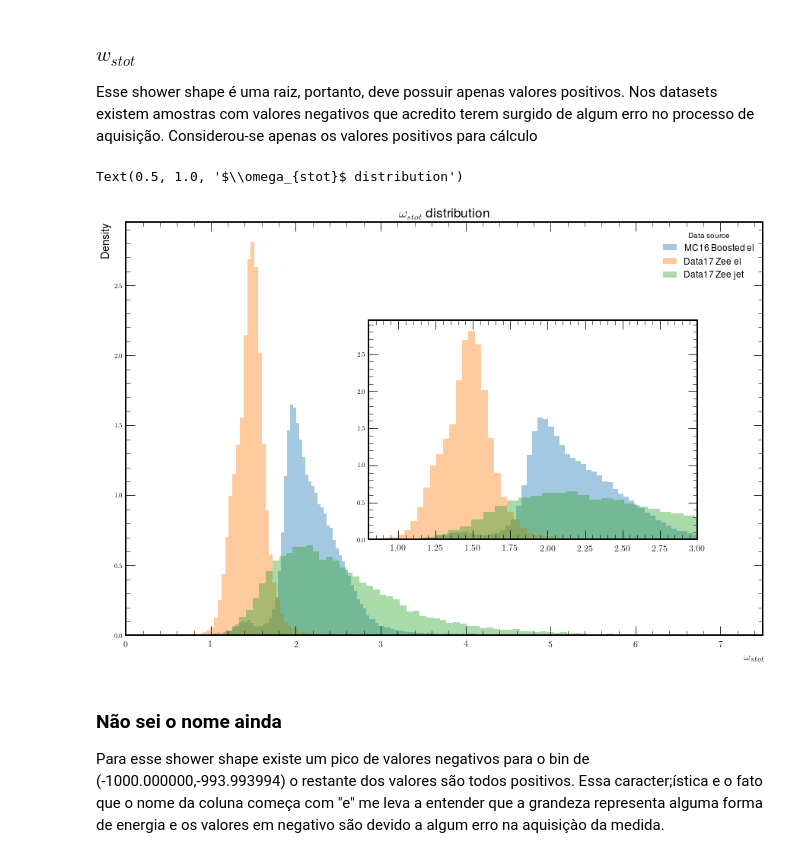
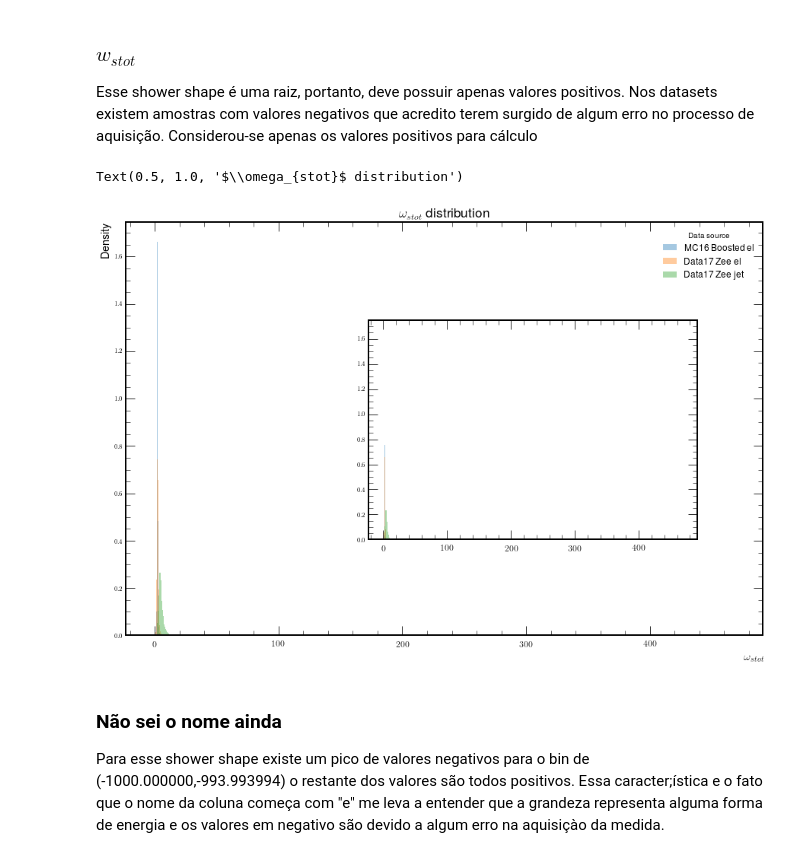
Before and after one commit to lucasbanunes/ringer, a Jupyter notebook: plots.ipynb, the cells around one changed output. Drawn from its saved outputs; the diff is of its cells as text; code cells hidden in the pictures.

```diff
--- a/plots.ipynb
+++ b/plots.ipynb
@@ -103,9 +104,10 @@ def get_hist_area(hist_df):
 # %%
 plot_cols = list()
 step='L2Calo'
+output_dir = os.path.join(HOME_PATH, 'workspace', 'ringer', 'analysis', '')
 datapath = os.path.join(HOME_PATH, 'data')
-collision_path = os.path.join(datapath, 'ided_data17_13TeV.AllPeriods.sgn.probes_lhvloose_EGAM1.bkg.vprobes_vlhvloose_EGAM7.GRL_v97.25bins.parquet',
-                              'ided_data17_13TeV.AllPeriods.sgn.probes_lhvloose_EGAM1.bkg.vprobes_vlhvloose_EGAM7.GRL_v97.25bins.parquet_et4_eta4.parquet')
+collision_path = os.path.join(datapath, 'ided_data17_13TeV.AllPeriods.sgn.probes_lhvloose_EGAM1.bkg.vprobes_vlhvloose_EGAM7.GRL_v97.25bins.parquet')
+#                              'ided_data17_13TeV.AllPeriods.sgn.probes_lhvloose_EGAM1.bkg.vprobes_vlhvloose_EGAM7.GRL_v97.25bins.parquet_et4_eta4.parquet')
 boosted_path = os.path.join(datapath, 'ided_mc16_13TeV.302236_309995_341330.sgn.boosted_probes.WZ_llqq_plus_radion_ZZ_llqq_plus_ggH3000.merge.25bins.v2.parquet')
 
 shower_shapes = [STEP_PREFIX[step] + ss for ss in SHOWER_SHAPES.keys()]
@@ -178,19 +199,19 @@ hists['Data17 Zee jet'] = pd.DataFrame(np.column_stack([jet_bins[:-1], jet_bins[
 # %%
-sub_ax_pos = [0.17, 0.3, 0.5, 0.45]
+# sub_ax_pos = [0.17, 0.3, 0.5, 0.45]
 fig, ax = plt.subplots(1,1, figsize=(15,10))
-zoomed_ax = fig.add_axes(sub_ax_pos)
+# zoomed_ax = fig.add_axes(sub_ax_pos)
 subsampled_hists = dict()
 for hist_name, hist_df in hists.items():
     ax.bar(hist_df['bin_start'], hist_df['hist'], align='edge', width=(hist_df['bin_end'] - hist_df['bin_start']), label=hist_name, alpha=0.4, bottom=0)
-    subsampled_hist_df = subsample_hist_df(hist_df,10)
-    subsampled_hists[hist_name] = subsampled_hist_df
-    zoomed_ax.bar(subsampled_hist_df['bin_start'], subsampled_hist_df['hist'], align='edge', width=(subsampled_hist_df['bin_end'] - subsampled_hist_df['bin_start']), alpha=0.4, bottom=0)
+    # subsampled_hist_df = subsample_hist_df(hist_df,10)
+    # subsampled_hists[hist_name] = subsampled_hist_df
+    # zoomed_ax.bar(subsampled_hist_df['bin_start'], subsampled_hist_df['hist'], align='edge', width=(subsampled_hist_df['bin_end'] - subsampled_hist_df['bin_start']), alpha=0.4, bottom=0)
 
-ax.set_xlim(ss_info['electron_range'])
+#ax.set_xlim(ss_info['electron_range'])
 ax.set_ylabel('Density')
 ax.set_xlabel(ss_info['label'])
 ax.legend(title='Data source')
-zoomed_ax.set_ylim(0,3)
+# zoomed_ax.set_ylim(0,3)
 ax.set_title(f'{ss_info["label"]} distribution', fontsize='xx-large')
 # %% [output]
 Text(0.5, 1.0, '$E_{ratio}$ distribution')
@@ -254,11 +322,17 @@ hists['MC16 Boosted el'] = pd.DataFrame(np.column_stack([boosted_bins[:-1], boos
 
 # collision_in_range = collision_data[ss_col].between(*ss_info['range'])
 # el_bins = boosted_bins
-el_hist, el_bins = np.histogram(collision_data.loc[collision_data['electron'], ss_col], bins=1000, density=True)
+el_time = datetime.now()
+print(f'Start electron time {el_time}')
+el_hist, el_bins = np.histogram(collision_data.loc[collision_data['electron'], ss_col], bins=12000, density=True)
 hists['Data17 Zee el'] = pd.DataFrame(np.column_stack([el_bins[:-1], el_bins[1:], el_hist]),
                                         columns=HIST_DF_COLS)
 
 # jet_bins = el_bins
-jet_hist, jet_bins = np.histogram(collision_data.loc[collision_data['jet'], ss_col], bins=1000, density=True)
+jet_time = datetime.now()
+print(f'Electron hist time {jet_time-el_time}')
+jet_hist, jet_bins = np.histogram(collision_data.loc[collision_data['jet'], ss_col], bins=8000, density=True)
 hists['Data17 Zee jet'] = pd.DataFrame(np.column_stack([jet_bins[:-1], jet_bins[1:], jet_hist]),
                                         columns=HIST_DF_COLS)
+end_time = datetime.now()
+print(f'Jet hist time {jet_time-el_time}')
@@ -437,7 +514,7 @@ ss_col = STEP_PREFIX[ss_info['step']] + plot_ss
 
 # boosted_in_range = boosted_data[ss_col].between(*ss_info['range'])
 # boosted_bins =  np.linspace(0.007, 0.0071, num=10)
-boosted_bins = 500
+boosted_bins = 1000
 boosted_valid = boosted_data[ss_col] >= 0
 # boosted_hist, _ = np.histogram(boosted_data.loc[boosted_in_range, ss_col], bins=boosted_bins, density=True)
 boosted_hist, boosted_bins = np.histogram(boosted_data.loc[boosted_valid, ss_col], bins=boosted_bins, density=True)
@@ -445,37 +522,34 @@ hists['MC16 Boosted el'] = pd.DataFrame(np.column_stack([boosted_bins[:-1], boos
                                         columns=HIST_DF_COLS)
 
 # collision_in_range = collision_data[ss_col].between(*ss_info['range'])
-el_bins = 100
+el_bins = 1000
 collision_valid = collision_data[ss_col] >= 0
 el_hist, el_bins = np.histogram(collision_data.loc[collision_data['electron'] & collision_valid, ss_col], bins=el_bins, density=True)
 hists['Data17 Zee el'] = pd.DataFrame(np.column_stack([el_bins[:-1], el_bins[1:], el_hist]),
                                         columns=HIST_DF_COLS)
 
-jet_bins = 100
+jet_bins = 1000
 jet_hist, jet_bins = np.histogram(collision_data.loc[collision_data['jet'] & collision_valid, ss_col], bins=jet_bins, density=True)
 hists['Data17 Zee jet'] = pd.DataFrame(np.column_stack([jet_bins[:-1], jet_bins[1:], jet_hist]),
                                         columns=HIST_DF_COLS)
 # %%
 sub_ax_pos = [0.42, 0.3, 0.4, 0.4]
 fig, ax = plt.subplots(1,1, figsize=(15,10))
 zoomed_ax = fig.add_axes(sub_ax_pos)
 subsampled_hists = dict()
 for hist_name, hist_df in hists.items():
     ax.bar(hist_df['bin_start'], hist_df['hist'], align='edge', width=(hist_df['bin_end'] - hist_df['bin_start']), label=hist_name, alpha=0.4, bottom=0)
     zoomed_ax.bar(hist_df['bin_start'], hist_df['hist'], align='edge', width=(hist_df['bin_end'] - hist_df['bin_start']), label=hist_name, alpha=0.4, bottom=0)
-# ax.set_xlim(-1e4, 0.4e6)
-# ax.set_ylim(0, 5e-5)
-zoomed_ax.set_xlim(0.8,3)
-# ax.set_xlim(ss_info['jet_range'])
-# zoomed_ax.set_xlim(ss_info['electron_range'])
-ax.set_xlim(0,7.5)
+
+# zoomed_ax.set_xlim(0.8,3)
+# ax.set_xlim(0,7.5)
 ax.set_ylabel('Density')
 ax.set_xlabel(ss_info['label'])
 ax.legend(title='Data source')
 ax.set_title(f'{ss_info["label"]} distribution', fontsize='xx-large')
 # %% [output]
 Text(0.5, 1.0, '$\\omega_{stot}$ distribution')
-[figure, old version]
+[figure, new version]
 # %% [markdown]
 ### Não sei o nome ainda
 Para esse shower shape existe um pico de valores negativos para o bin de (-1000.000000,-993.993994) o restante dos valores são todos positivos. Essa caracter;ística e o fato que o nome da coluna começa com "e" me leva a entender que a grandeza representa alguma forma de energia e os valores em negativo são devido a algum erro na aquisiçào da medida.
```
Also changed, not shown: parts of 13 cells of this notebook.
